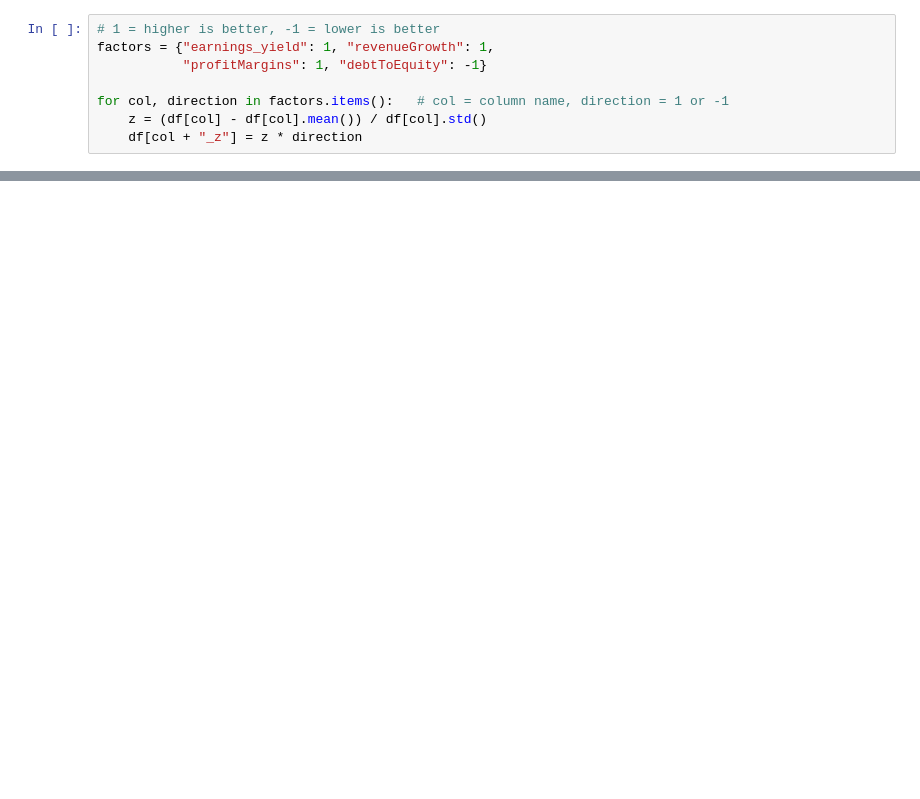
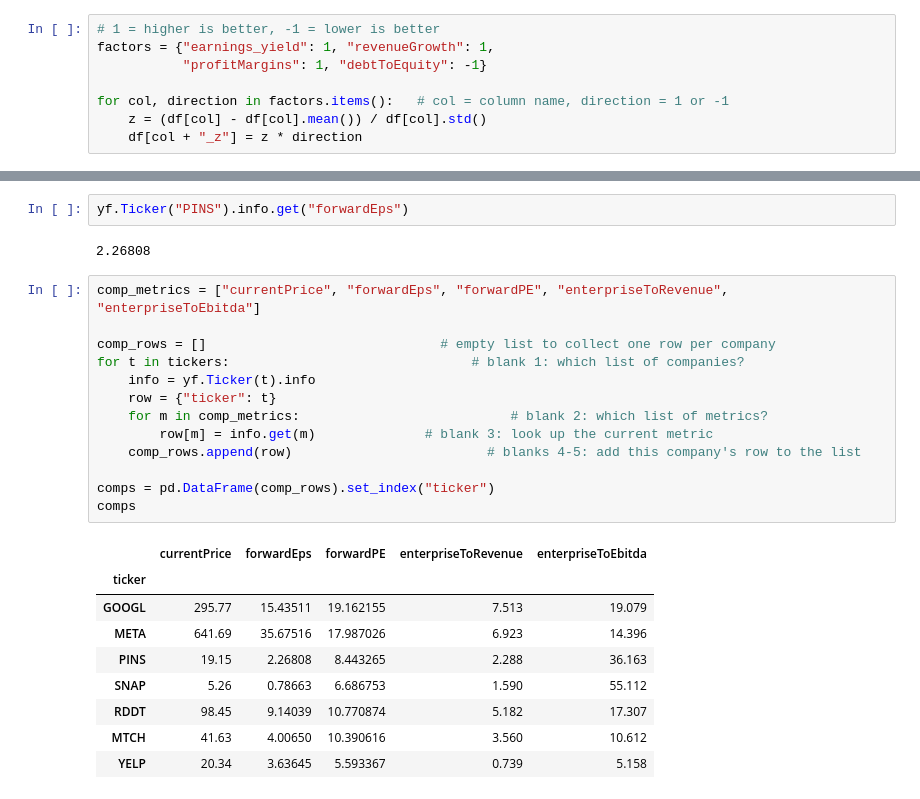
Before and after one commit to sophiabratteson/long-short-equity-screener, a Jupyter notebook: screener.ipynb, the cells around one changed output, grey strips where cells are left out. Drawn from its saved outputs; the diff is of its cells as text; blank space fills up the shorter version.

```diff
--- a/screener.ipynb
+++ b/screener.ipynb
@@ -78,0 +93,27 @@ df.sort_values("score", ascending=False)[["shortName", "score"] + z_cols]
+# %%
+yf.Ticker("PINS").info.get("forwardEps")
+# %% [output]
+2.26808
+# %%
+comp_metrics = ["currentPrice", "forwardEps", "forwardPE", "enterpriseToRevenue", "enterpriseToEbitda"]
+
+comp_rows = []                              # empty list to collect one row per company
+for t in tickers:                               # blank 1: which list of companies?
+    info = yf.Ticker(t).info
+    row = {"ticker": t}
+    for m in comp_metrics:                           # blank 2: which list of metrics?
+        row[m] = info.get(m)              # blank 3: look up the current metric
+    comp_rows.append(row)                         # blanks 4-5: add this company's row to the list
+
+comps = pd.DataFrame(comp_rows).set_index("ticker")
+comps
+# %% [output]
+|  | currentPrice | forwardEps | forwardPE | enterpriseToRevenue | enterpriseToEbitda |
+| ticker |  |  |  |  |  |
+| GOOGL | 295.77 | 15.43511 | 19.162155 | 7.513 | 19.079 |
+| META | 641.69 | 35.67516 | 17.987026 | 6.923 | 14.396 |
+| PINS | 19.15 | 2.26808 | 8.443265 | 2.288 | 36.163 |
+| SNAP | 5.26 | 0.78663 | 6.686753 | 1.590 | 55.112 |
+| RDDT | 98.45 | 9.14039 | 10.770874 | 5.182 | 17.307 |
+| MTCH | 41.63 | 4.00650 | 10.390616 | 3.560 | 10.612 |
+| YELP | 20.34 | 3.63645 | 5.593367 | 0.739 | 5.158 |
```
Also changed, not shown: parts of 14 cells of this notebook.
